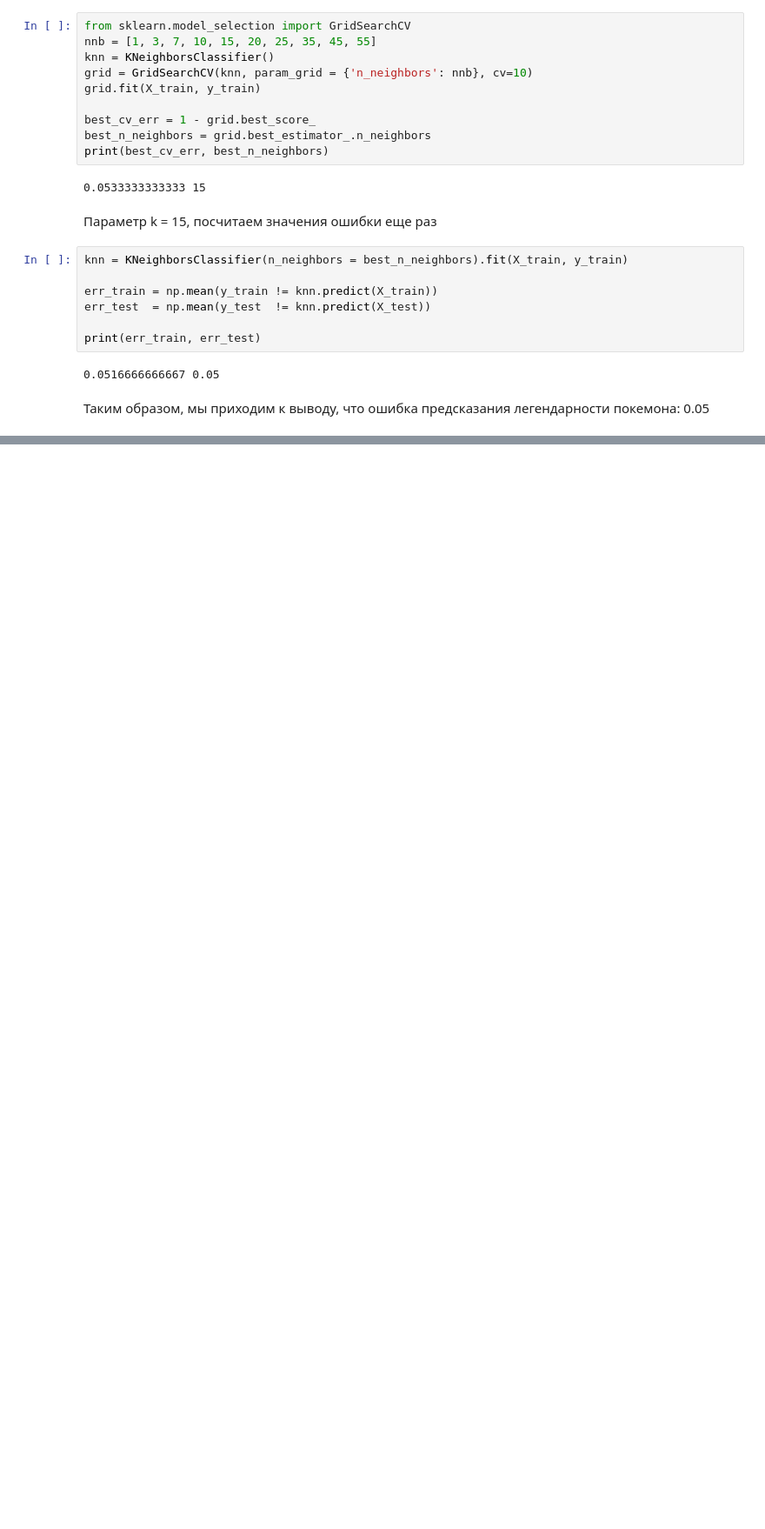
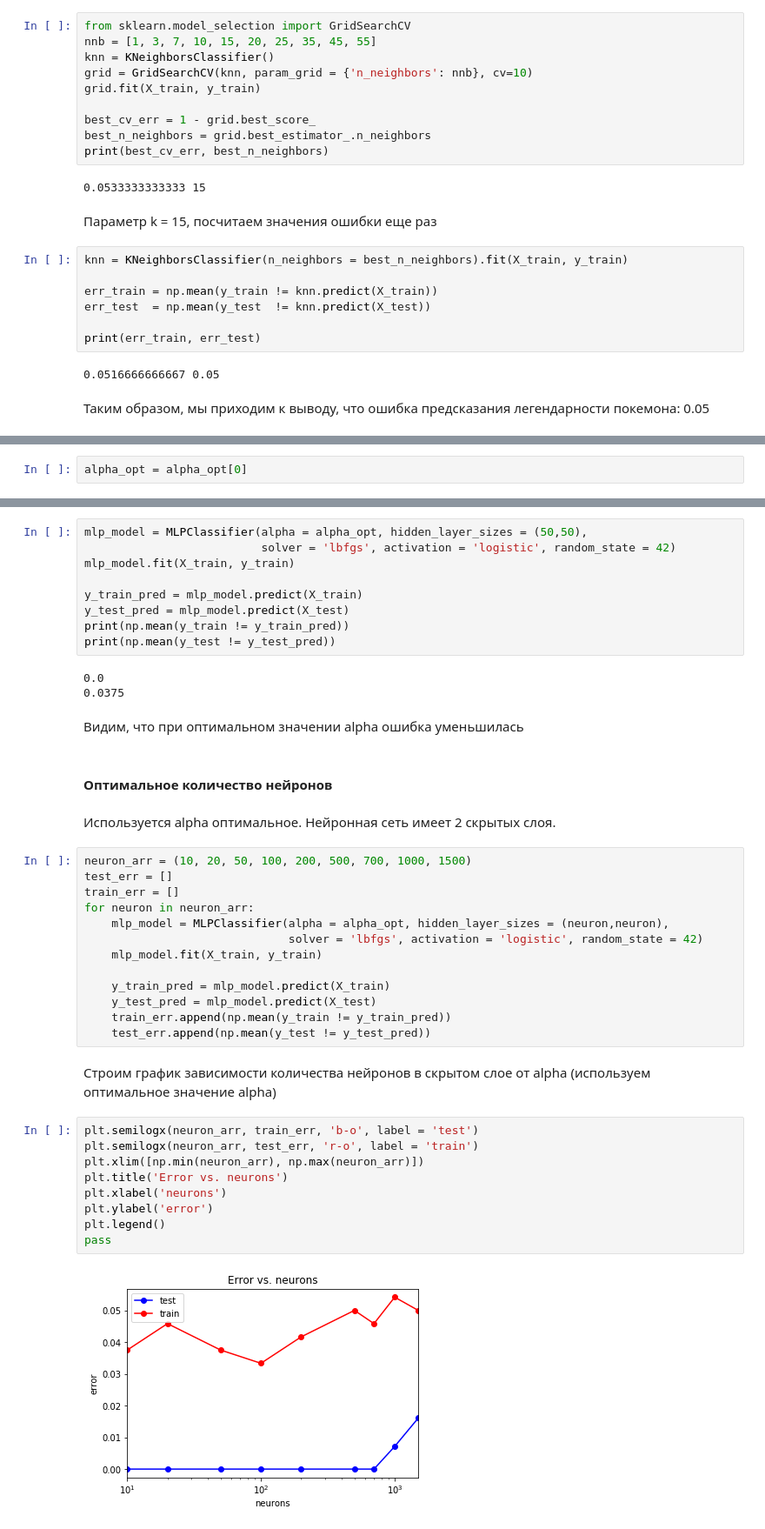
Before and after one commit to MariaRumiantseva/MachineLearning, a Jupyter notebook: HW1_PokemonChallenge.ipynb, the cells around one changed output, grey strips where cells are left out. Shown at 87% size. Drawn from its saved outputs; the diff is of its cells as text; blank space fills up the shorter version.

```diff
--- a/HW1_PokemonChallenge.ipynb
+++ b/HW1_PokemonChallenge.ipynb
@@ -961,0 +1106,2 @@ print(err_train, err_test)
+# %%
+alpha_opt = alpha_opt[0]
@@ -961,0 +1110,44 @@ print(err_train, err_test)
+# %%
+mlp_model = MLPClassifier(alpha = alpha_opt, hidden_layer_sizes = (50,50),
+                          solver = 'lbfgs', activation = 'logistic', random_state = 42)
+mlp_model.fit(X_train, y_train)
+
+y_train_pred = mlp_model.predict(X_train)
+y_test_pred = mlp_model.predict(X_test)
+print(np.mean(y_train != y_train_pred))
+print(np.mean(y_test != y_test_pred))
+# %% [output]
+0.0
+0.0375
+# %% [markdown]
+Видим, что при оптимальном значении alpha ошибка уменьшилась
+# %% [markdown]
+#### Оптимальное количество нейронов
+# %% [markdown]
+Используется alpha оптимальное. Нейронная сеть имеет 2 скрытых слоя.
+# %%
+neuron_arr = (10, 20, 50, 100, 200, 500, 700, 1000, 1500)
+test_err = []
+train_err = []
+for neuron in neuron_arr:
+    mlp_model = MLPClassifier(alpha = alpha_opt, hidden_layer_sizes = (neuron,neuron),
+                              solver = 'lbfgs', activation = 'logistic', random_state = 42)
+    mlp_model.fit(X_train, y_train)
+
+    y_train_pred = mlp_model.predict(X_train)
+    y_test_pred = mlp_model.predict(X_test)
+    train_err.append(np.mean(y_train != y_train_pred))
+    test_err.append(np.mean(y_test != y_test_pred))
+# %% [markdown]
+Строим график зависимости количества нейронов в скрытом слое от alpha (используем оптимальное значение alpha)
+# %%
+plt.semilogx(neuron_arr, train_err, 'b-o', label = 'test')
+plt.semilogx(neuron_arr, test_err, 'r-o', label = 'train')
+plt.xlim([np.min(neuron_arr), np.max(neuron_arr)])
+plt.title('Error vs. neurons')
+plt.xlabel('neurons')
+plt.ylabel('error')
+plt.legend()
+pass
+# %% [output]
+[figure, added]
```
Also changed, not shown: parts of 38 cells of this notebook.
